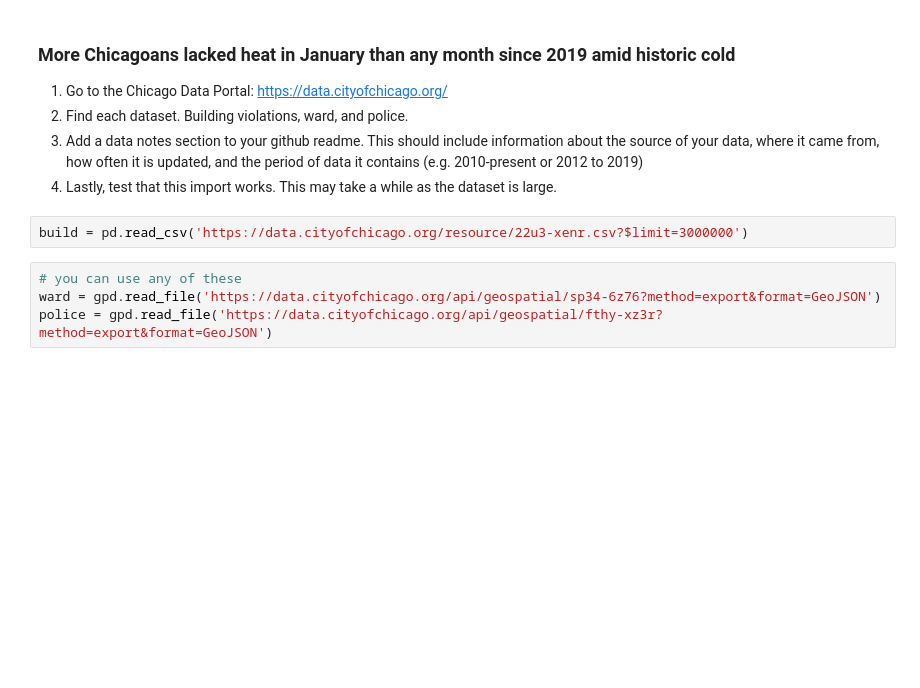
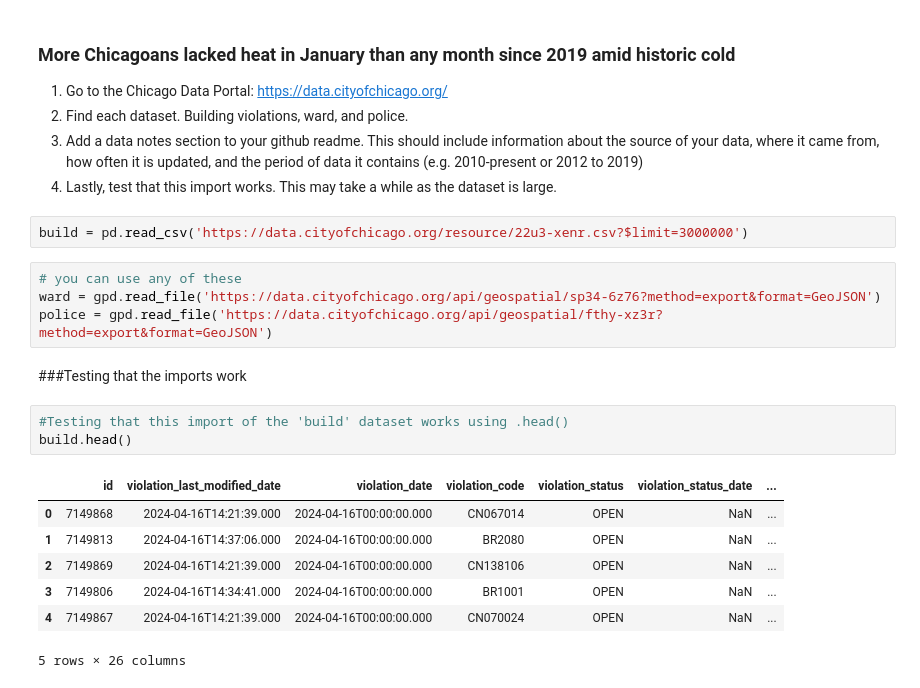
Before and after one commit to hannaheure/Sizzlers-Chi-Heat, a Jupyter notebook: final_analysis.ipynb, the cells around one changed output. Drawn from its saved outputs; the diff is of its cells as text; blank space fills up the shorter version.

```diff
--- a/final_analysis.ipynb
+++ b/final_analysis.ipynb
@@ -18,3 +18,16 @@ build = pd.read_csv('https://data.cityofchicago.org/resource/22u3-xenr.csv?$limi
 # you can use any of these
 ward = gpd.read_file('https://data.cityofchicago.org/api/geospatial/sp34-6z76?method=export&format=GeoJSON')
 police = gpd.read_file('https://data.cityofchicago.org/api/geospatial/fthy-xz3r?method=export&format=GeoJSON')
+# %% [markdown]
+###Testing that the imports work
+# %%
+#Testing that this import of the 'build' dataset works using .head()
+build.head()
+# %% [output]
+|  | id | violation_last_modified_date | violation_date | violation_code | violation_status | violation_status_date | ... |
+| 0 | 7149868 | 2024-04-16T14:21:39.000 | 2024-04-16T00:00:00.000 | CN067014 | OPEN | NaN | ... |
+| 1 | 7149813 | 2024-04-16T14:37:06.000 | 2024-04-16T00:00:00.000 | BR2080 | OPEN | NaN | ... |
+| 2 | 7149869 | 2024-04-16T14:21:39.000 | 2024-04-16T00:00:00.000 | CN138106 | OPEN | NaN | ... |
+| 3 | 7149806 | 2024-04-16T14:34:41.000 | 2024-04-16T00:00:00.000 | BR1001 | OPEN | NaN | ... |
+| 4 | 7149867 | 2024-04-16T14:21:39.000 | 2024-04-16T00:00:00.000 | CN070024 | OPEN | NaN | ... |
+5 rows × 26 columns
```
Also changed, not shown: parts of 14 cells of this notebook.
